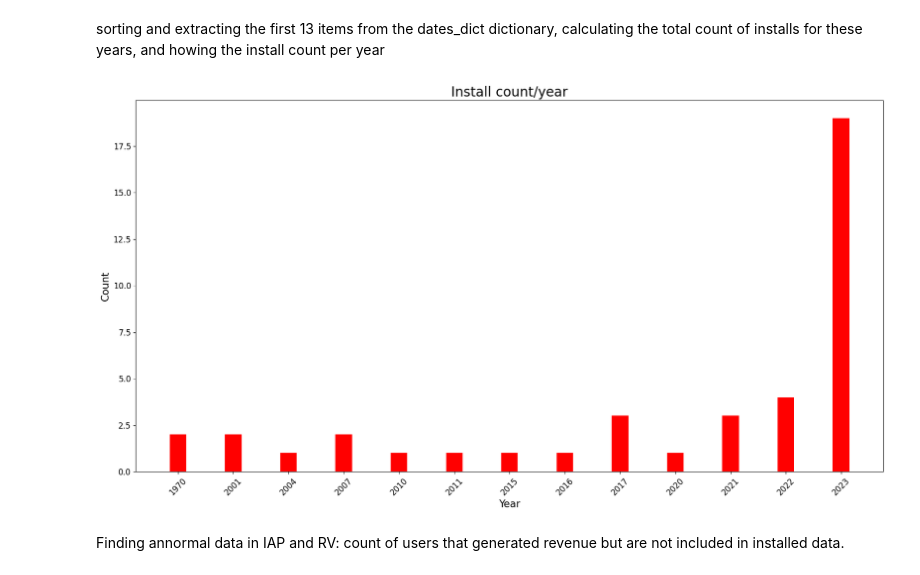
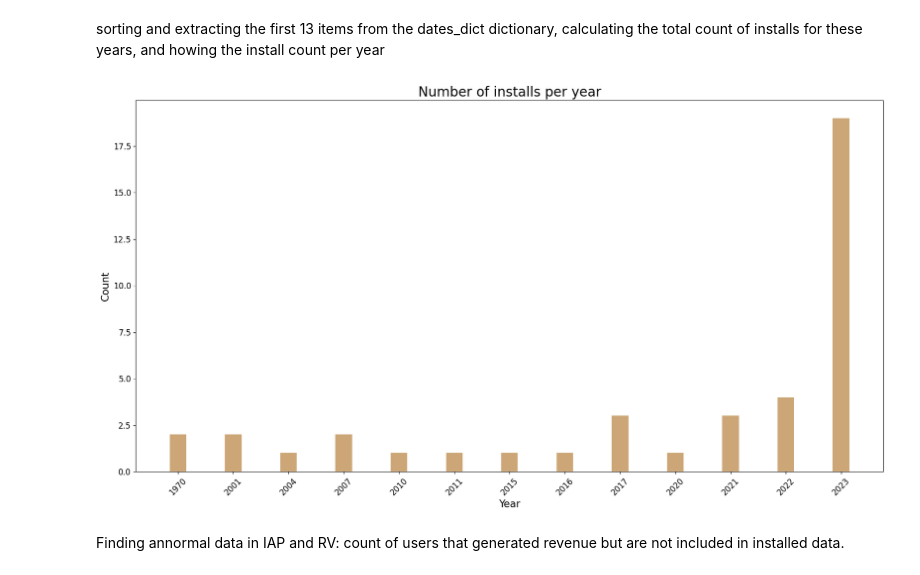
Before and after one commit to mary-khachatryan/User-Revenue-Analytics, a Jupyter notebook: kpi_analysis.ipynb, the cells around one changed output. Saved outputs shown, nothing was run; the diff lists cells and outputs as text; code cells hidden in the pictures.

```diff
--- a/kpi_analysis.ipynb
+++ b/kpi_analysis.ipynb
@@ -108,26 +105,26 @@ sorting and extracting the first 13 items from the dates_dict dictionary, calcul
 # %%
 
 
 sorted_data = sorted(dates_dict.items())
 sum_count = 0
 x = [item[0] for item in sorted_data[:13]]
 y = [item[1] for item in sorted_data[:13]]
 for item in sorted_data[:13]:
     sum_count += item[1]
 
 plt.figure(figsize=(20, 10))
-plt.bar(x, y, color='red', width=0.3)
+plt.bar(x, y, color='#cca677ff', width=0.3)
 
 plt.title('Number of installs per year', fontsize=20)
 plt.xlabel('Year', fontsize=15)
 plt.ylabel('Count', fontsize=15)
 
 plt.xticks(rotation=45, fontsize=12)
 plt.yticks(fontsize=12)
 
 plt.show()
 # %% [output]
-[figure, old version]
+[figure, new version]
 # %% [markdown]
 Finding annormal data in IAP and RV: count of users that generated revenue but are not included in installed data.
 # %%
```
Also changed, not shown: parts of 4 cells of this notebook.
